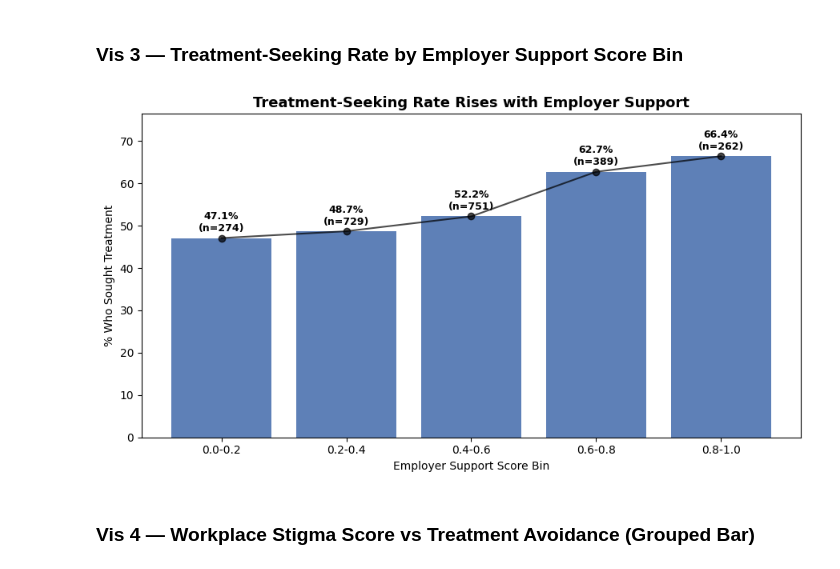
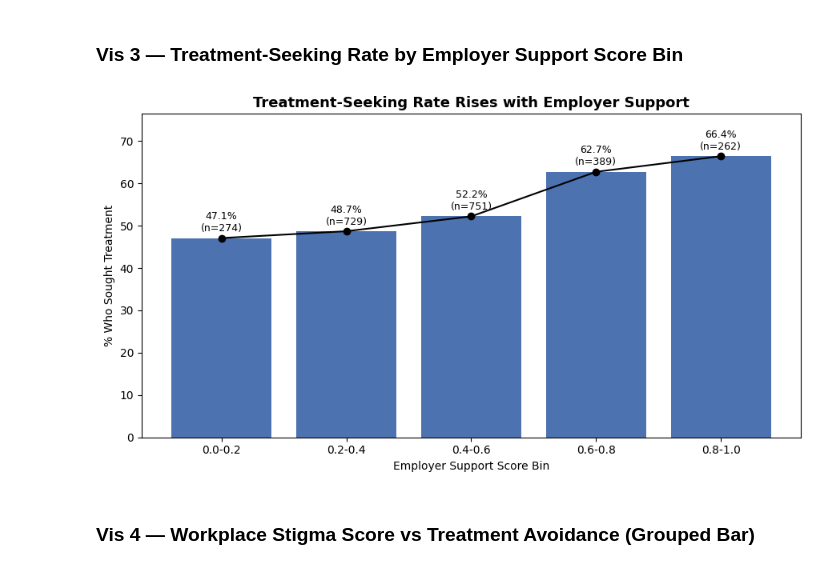
Before and after one commit to seanlumasag/cs210-project, a Jupyter notebook: notebook.ipynb, the cells around one changed output. Cells and saved outputs as stored; diff of their text form; code cells hidden in the pictures.

```diff
--- a/notebook.ipynb
+++ b/notebook.ipynb
@@ -1017,36 +1039,47 @@ plt.show()
 [figure]
 # %% [markdown]
 ### Vis 3 — Treatment-Seeking Rate by Employer Support Score Bin
-# %%
-fig, ax = plt.subplots(figsize=(9, 5))
-df_plot = df.dropna(subset=['employer_support_score']).copy()
-df_plot['treatment_num'] = pd.to_numeric(df_plot['treatment'], errors='coerce')
-df_plot = df_plot.dropna(subset=['treatment_num']).copy()
-
-bin_edges = np.linspace(0, 1, 6)
-df_plot['support_bin'] = pd.cut(df_plot['employer_support_score'], bins=bin_edges, include_lowest=True)
-bin_summary = (
-    df_plot.groupby('support_bin')
-    .agg(treatment_rate=('treatment_num', 'mean'), respondents=('treatment_num', 'size'))
-    .reset_index()
-)
-
-bin_labels = ['0.0-0.2', '0.2-0.4', '0.4-0.6', '0.6-0.8', '0.8-1.0']
-bar_heights = bin_summary['treatment_rate'] * 100
-
-bars = ax.bar(bin_labels, bar_heights, color=BLUE, alpha=0.9)
-ax.plot(bin_labels, bar_heights, color='black', marker='o', linewidth=1.5, alpha=0.7)
-for bar, rate, n in zip(bars, bin_summary['treatment_rate'], bin_summary['respondents']):
-    ax.text(bar.get_x() + bar.get_width() / 2, bar.get_height() + 1, f'{rate * 100:.1f}%\n(n={n})', ha='center', va='bottom', fontsize=9, fontweight='bold')
-
-ax.set_title('Treatment-Seeking Rate Rises with Employer Support', fontsize=13, fontweight='bold')
-ax.set_xlabel('Employer Support Score Bin')
-ax.set_ylabel('% Who Sought Treatment')
-ax.set_ylim(0, max(bar_heights) + 10)
-plt.tight_layout()
-plt.savefig('output_figures/vis3_employer_support_bins.png', dpi=150, bbox_inches='tight')
-plt.show()
-# %% [output]
-[figure, removed]
+# %%
+fig, ax = plt.subplots(figsize=(9, 5))
+df_plot = df.dropna(subset=['employer_support_score']).copy()
+df_plot['treatment_num'] = pd.to_numeric(df_plot['treatment'], errors='coerce')
+df_plot = df_plot.dropna(subset=['treatment_num']).copy()
+
+bin_edges = np.linspace(0, 1, 6)
+df_plot['support_bin'] = pd.cut(df_plot['employer_support_score'], bins=bin_edges, include_lowest=True)
+bin_summary = (
+    df_plot.groupby('support_bin')
+    .agg(treatment_rate=('treatment_num', 'mean'), respondents=('treatment_num', 'size'))
+    .reset_index()
+)
+
+bin_labels = ['0.0-0.2', '0.2-0.4', '0.4-0.6', '0.6-0.8', '0.8-1.0']
+bar_heights = bin_summary['treatment_rate'] * 100
+
+bars = ax.bar(bin_labels, bar_heights, color=BLUE)
+ax.plot(bin_labels, bar_heights, color='black', marker='o')
+
+for i in range(len(bars)):
+    bar = bars[i]
+    rate = bin_summary.iloc[i]['treatment_rate']
+    n = bin_summary.iloc[i]['respondents']
+    ax.text(
+        bar.get_x() + bar.get_width() / 2,
+        bar.get_height() + 1,
+        f'{rate * 100:.1f}%\n(n={n})',
+        ha='center',
+        va='bottom',
+        fontsize=9
+    )
+
+ax.set_title('Treatment-Seeking Rate Rises with Employer Support', fontsize=13, fontweight='bold')
+ax.set_xlabel('Employer Support Score Bin')
+ax.set_ylabel('% Who Sought Treatment')
+ax.set_ylim(0, max(bar_heights) + 10)
+plt.tight_layout()
+plt.savefig('output_figures/vis3_employer_support_bins.png', dpi=150, bbox_inches='tight')
+plt.show()
+# %% [output]
+[figure, added]
 # %% [markdown]
 ### Vis 4 — Workplace Stigma Score vs Treatment Avoidance (Grouped Bar)
```
Also changed, not shown: parts of 9 cells of this notebook.
